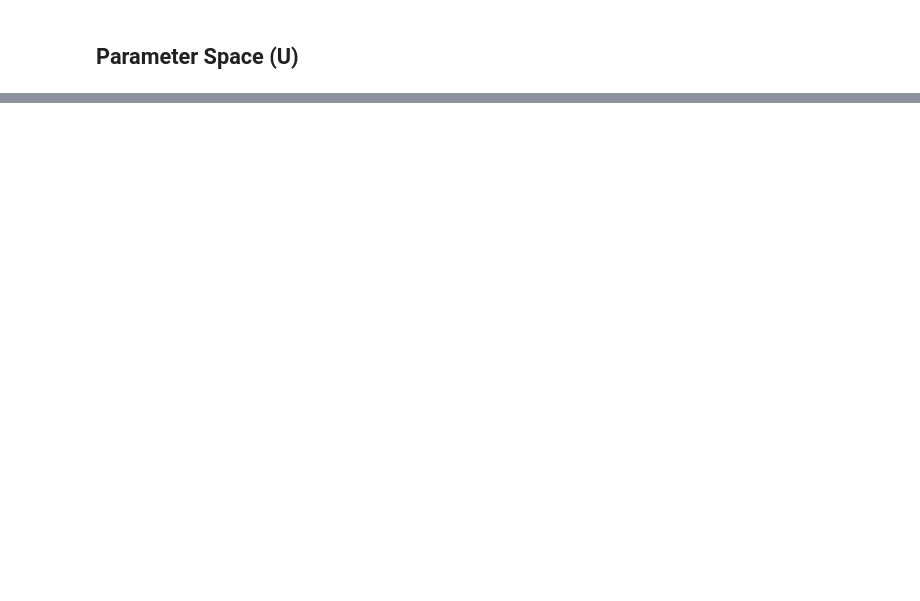
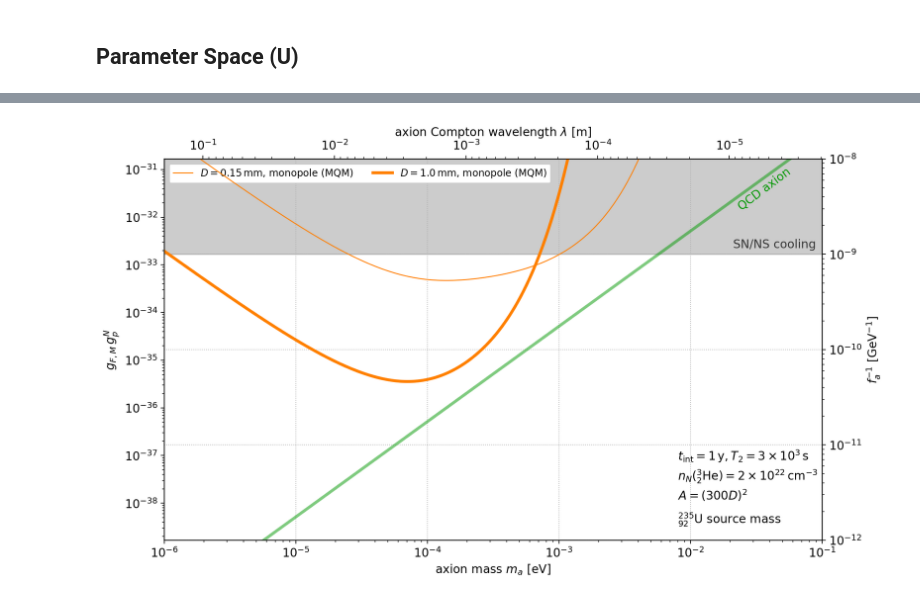
Before and after one commit to kenvantilburg/ferroaxionic-effect, a Jupyter notebook: code/sensitivity.ipynb, the cells around one changed output, grey strips where cells are left out. Saved outputs shown, nothing was run; the diff lists cells and outputs as text; code cells hidden in the pictures; blank space fills up the shorter version.

```diff
--- a/code/sensitivity.ipynb
+++ b/code/sensitivity.ipynb
@@ -234,0 +327,44 @@ legend = ax.legend([handles[idx] for idx in order],[labels[idx] for idx in order
+# %%
+gpNgFM = lambda fa_inv: fa_inv**2*E_M*c_aNN*GeV
+#ax2ticks = [10**(-i) for i in range(16, 25, 2)]
+
+fig, ax = plt.subplots(1,1,figsize=(12,7))
+ax2 = ax.twinx()
+ax2.set_yscale('log')
+ax2.yaxis.tick_left()
+#ax2.set_yticks(ax2ticks)
+ax2.yaxis.set_label_position('left')
+ax2.set_ylim((gpNgFM(10**-12),gpNgFM(10**-8)))
+ax2.set_ylabel('$g_{F,M}\,g_{p}^N$')
+ax.set_xscale('log'); ax.set_yscale('log'); ax.set_xlim(1e-6,1e-1); ax.set_ylim(1e-12,1e-8)
+ax_top = ax.twiny();  ax_top.set_xlim(ax.get_xlim()); ax_top.set_xscale('log');
+ax.yaxis.tick_right()
+ax.yaxis.set_label_position("right")
+ax.set_xlabel(r'axion mass $m_a~[\mathrm{eV}]$'); ax_top.set_xlabel('axion Compton wavelength $\lambda~[\mathrm{m}]$'); ax.set_ylabel('$f_a^{-1}~[\mathrm{GeV}^{-1}]$');
+ticks_right_minor = np.outer(10**(np.arange(-19.0,-5)),np.arange(1.,10.,1.)).flatten()
+ticks_right_minor = ticks_right_minor[(ax.get_ylim()[0] < ticks_right_minor) & (ticks_right_minor < ax.get_ylim()[1])]
+ticks_right_major = 10**(np.arange(-12,-7.99))
+ticks_top_minor = (np.outer(10**(np.arange(2.0,-6.01,-1)),np.arange(1.,10.,1.)).flatten() * meter)**-1 / eV;
+ticks_top_minor = ticks_top_minor[(ax_top.get_xlim()[0] < ticks_top_minor) & (ticks_top_minor < ax_top.get_xlim()[1])]
+ticks_top_major = (10**(np.arange(-1.,-5.01,-1)) * meter)**-1 / eV
+ax.set_yticks(ticks_right_minor,minor=True); ax.set_yticks(ticks_right_major,minor=False);
+ax.grid(ls='dotted',which='major',axis='both')
+ax_top.set_xticks([],minor=True); ax_top.set_xticks(ticks_top_minor,minor=True); ax_top.set_xticklabels([],minor=True);
+ax_top.set_xticks(ticks_top_major,minor=False); ax_top.set_xticklabels(['$10^{-1}$','$10^{-2}$','$10^{-3}$','$10^{-4}$','$10^{-5}$'],minor=False);
+ax.plot(vec_ma/eV,1/fn_fa(vec_ma)*GeV,color=(0,0.6,0,0.5),lw=3);
+ax.fill_between(vec_ma/eV,1e-9,1e-5,color=(0,0,0,0.2))
+for i_D, D in enumerate(vec_D):
+    vol = D**3 * vec_aspect[i_D]**2
+    plt.plot(vec_ma/eV,GeV*fn_fainv_sens_mon_mqm(vec_ma,D,h,rho_M,P_nuc,c_aNN,T_2,n_N,vol), lw=vec_lw[i_D], color=(1.0, 0.5, 0.0), label=vec_label[i_D]+', monopole (MQM)')
+ax.text(6e-2,8.5e-9,'QCD axion',ha='right',va='top',color=(0,0.6,0,1),rotation=37);
+ax.text(9e-2,1.1e-9,'SN/NS cooling',ha='right',va='bottom',color=(0.2,0.2,0.2),rotation=0);
+ax.text(0.8e-2,2**(3.2)*1e-12,r'$t_\mathrm{int} = 1\,\mathrm{y}, T_2 = 3 \times 10^3\,\mathrm{s}$',va='top')
+ax.text(0.8e-2,2**(2.5)*1e-12,r'$n_N({{}^{3}_2\mathrm{He}}) = 2 \times 10^{22} \, \mathrm{cm}^{-3}$',va='top')
+ax.text(0.8e-2,2**(1.8)*1e-12,r'$A = (300 D)^2$',va='top')
+ax.text(0.8e-2,2**(1)*1e-12,r'${}^{235}_{92}\mathrm{U}$ source mass',va='top')
+
+handles, labels = plt.gca().get_legend_handles_labels()
+order = [0,1]
+legend = ax.legend([handles[idx] for idx in order],[labels[idx] for idx in order],fontsize=10,loc='upper left', ncol=2, framealpha=1.0);
+# %% [output]
+[figure, added]
```
Also changed, not shown: parts of 5 cells of this notebook, 1 other file.
